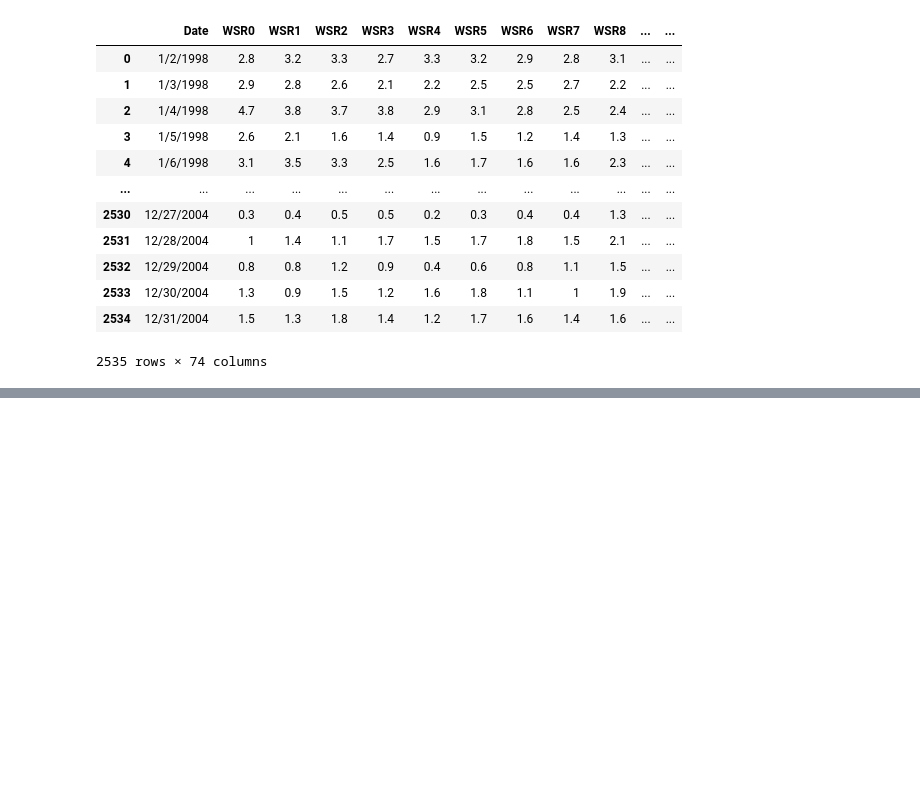
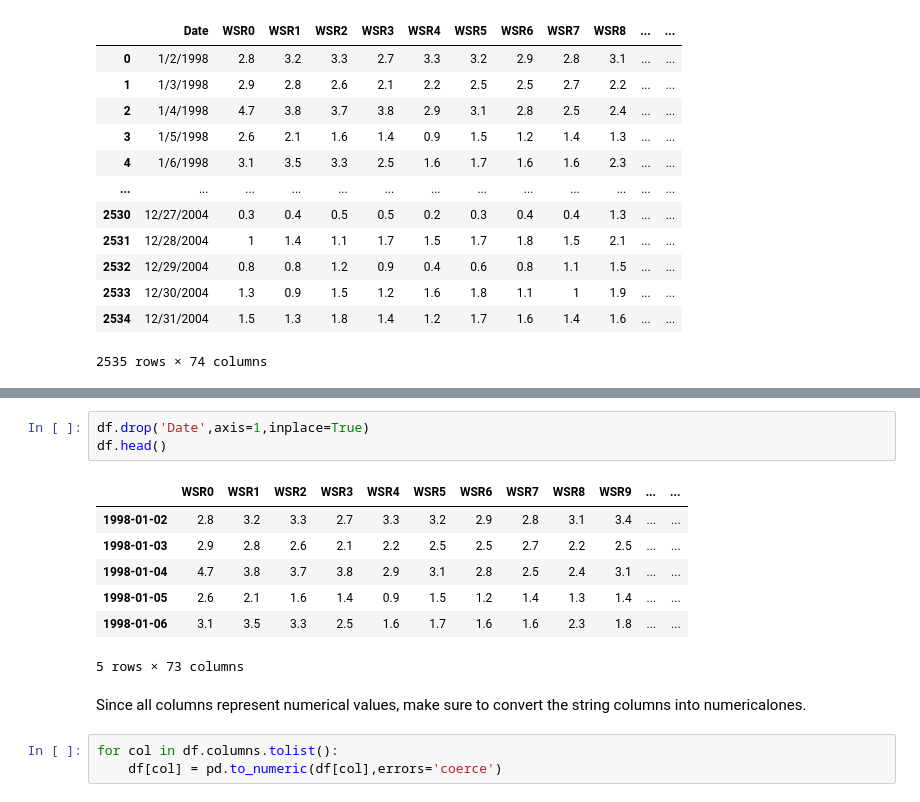
Before and after one commit to uygishypr/Ozone-Levels-Forecasting, a Jupyter notebook: src/ozone_forecasting.ipynb, the cells around one changed output, grey strips where cells are left out. Saved outputs shown, nothing was run; the diff lists cells and outputs as text; blank space fills up the shorter version.

```diff
--- a/src/ozone_forecasting.ipynb
+++ b/src/ozone_forecasting.ipynb
@@ -62,0 +79,16 @@ df
+# %%
+df.drop('Date',axis=1,inplace=True)
+df.head()
+# %% [output]
+|  | WSR0 | WSR1 | WSR2 | WSR3 | WSR4 | WSR5 | WSR6 | WSR7 | WSR8 | WSR9 | ... | ... |
+| 1998-01-02 | 2.8 | 3.2 | 3.3 | 2.7 | 3.3 | 3.2 | 2.9 | 2.8 | 3.1 | 3.4 | ... | ... |
+| 1998-01-03 | 2.9 | 2.8 | 2.6 | 2.1 | 2.2 | 2.5 | 2.5 | 2.7 | 2.2 | 2.5 | ... | ... |
+| 1998-01-04 | 4.7 | 3.8 | 3.7 | 3.8 | 2.9 | 3.1 | 2.8 | 2.5 | 2.4 | 3.1 | ... | ... |
+| 1998-01-05 | 2.6 | 2.1 | 1.6 | 1.4 | 0.9 | 1.5 | 1.2 | 1.4 | 1.3 | 1.4 | ... | ... |
+| 1998-01-06 | 3.1 | 3.5 | 3.3 | 2.5 | 1.6 | 1.7 | 1.6 | 1.6 | 2.3 | 1.8 | ... | ... |
+5 rows × 73 columns
+# %% [markdown]
+Since all columns represent numerical values, make sure to convert the string columns into numericalones.
+# %%
+for col in df.columns.tolist():
+    df[col] = pd.to_numeric(df[col],errors='coerce')
```
Also changed, not shown: parts of 6 cells of this notebook.
